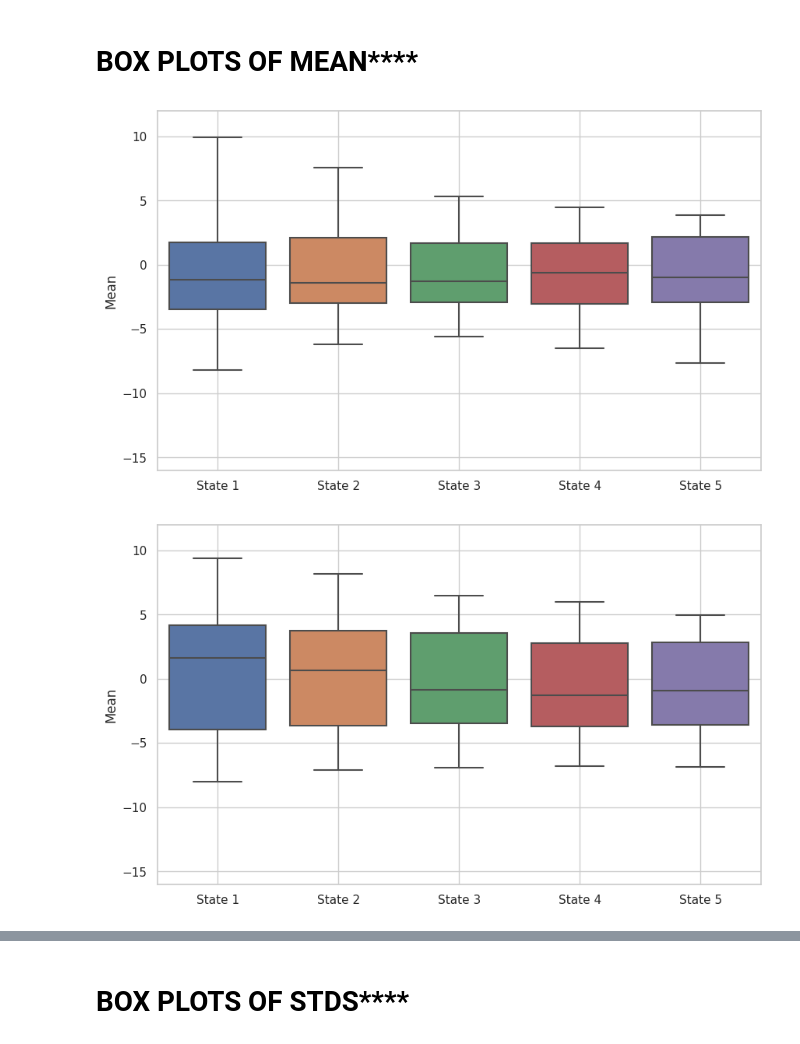
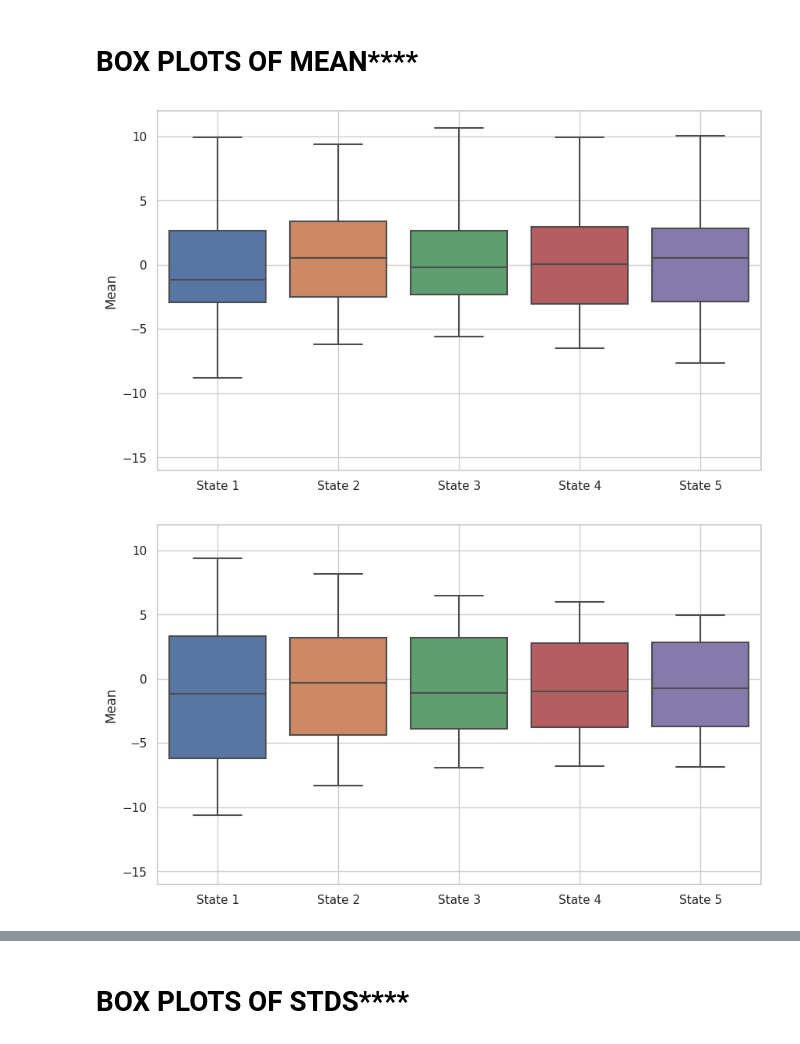
Before and after one commit to elekish/Classification, a Jupyter notebook: classification_kaggle.ipynb, the cells around one changed output, grey strips where cells are left out. Cells and saved outputs as stored; diff of their text form; code cells hidden in the pictures.

Commit message:
Kaggle Notebook | classification | Version 7

```diff
--- a/classification_kaggle.ipynb
+++ b/classification_kaggle.ipynb
@@ -457,7 +457,7 @@ def reshape_data(data, target_shape=(2400, 5)):
     return data
 
 # folder_path = input("Enter the path of the folder containing Excel files: ")
-folder_path = '/kaggle/input/datafilesy/Data'
+folder_path = '/kaggle/input/datanew/data2'
 
 # folder_path = filedialog.askdirectory(title="Select a folder containing Excel files")
 data_dictP = {
@@ -919,14 +919,14 @@ def median_of_means(LH_all_pre_P, RH_all_pre_P):
 
     return means_per_state
 # %%
-x=median_of_means(LH_all_pre_P, RH_all_pre_P)
-(np.array(x)).tofile('p_pre.csv', sep=',')
-x=median_of_means(LH_all_post_P, RH_all_post_P)
-(np.array(x)).tofile('p_post.csv', sep=',')
-x=median_of_means(LH_all_post_NP, RH_all_post_NP)
-(np.array(x)).tofile('np_post.csv', sep=',')
-x=median_of_means(LH_all_pre_NP, RH_all_pre_NP)
-(np.array(x)).tofile('np_pre.csv', sep=',')
+# x=median_of_means(LH_all_pre_P, RH_all_pre_P)
+# (np.array(x)).tofile('p_pre.csv', sep=',')
+# x=median_of_means(LH_all_post_P, RH_all_post_P)
+# (np.array(x)).tofile('p_post.csv', sep=',')
+# x=median_of_means(LH_all_post_NP, RH_all_post_NP)
+# (np.array(x)).tofile('np_post.csv', sep=',')
+# x=median_of_means(LH_all_pre_NP, RH_all_pre_NP)
+# (np.array(x)).tofile('np_pre.csv', sep=',')
 # %% [markdown]
 # CSV OF STDS****
 # %%
@@ -950,14 +950,14 @@ def median_of_stds(LH_all_pre_P, RH_all_pre_P):
 
     return means_per_state
 # %%
-x=median_of_stds(LH_all_pre_P, RH_all_pre_P)
-(np.array(x)).tofile('p_pre_std.csv', sep=',')
-x=median_of_stds(LH_all_post_P, RH_all_post_P)
-(np.array(x)).tofile('p_post_std.csv', sep=',')
-x=median_of_stds(LH_all_post_NP, RH_all_post_NP)
-(np.array(x)).tofile('np_post_std.csv', sep=',')
-x=median_of_stds(LH_all_pre_NP, RH_all_pre_NP)
-(np.array(x)).tofile('np_pre_std.csv', sep=',')
+# x=median_of_stds(LH_all_pre_P, RH_all_pre_P)
+# (np.array(x)).tofile('p_pre_std.csv', sep=',')
+# x=median_of_stds(LH_all_post_P, RH_all_post_P)
+# (np.array(x)).tofile('p_post_std.csv', sep=',')
+# x=median_of_stds(LH_all_post_NP, RH_all_post_NP)
+# (np.array(x)).tofile('np_post_std.csv', sep=',')
+# x=median_of_stds(LH_all_pre_NP, RH_all_pre_NP)
+# (np.array(x)).tofile('np_pre_std.csv', sep=',')
 # %% [markdown]
 # BOX PLOTS OF MEAN****
 # %%
@@ -1018,10 +1018,10 @@ def plot_median_of_mean(LH_all_pre_P, RH_all_pre_P, save_path):
     plt.savefig(save_path, format='jpg', dpi=300)
     plt.show()
 # %%
-plot_median_of_mean(LH_all_pre_P, RH_all_pre_P, 'mean_pre_P.jpg')
-plot_median_of_mean(LH_all_post_P, RH_all_post_P, 'mean_post_P.jpg')
-plot_median_of_mean(LH_all_post_NP, RH_all_post_NP, 'mean_post_NP.jpg')
-plot_median_of_mean(LH_all_pre_NP, RH_all_pre_NP, 'mean_pre_NP.jpg')
+plot_median_of_mean(LH_all_pre_P, RH_all_pre_P, 'mean_pre_P_new.jpg')
+plot_median_of_mean(LH_all_post_P, RH_all_post_P, 'mean_post_P_new.jpg')
+plot_median_of_mean(LH_all_post_NP, RH_all_post_NP, 'mean_post_NP_new.jpg')
+plot_median_of_mean(LH_all_pre_NP, RH_all_pre_NP, 'mean_pre_NP_new.jpg')
 # %% [output]
-[figure, old version]
+[figure, new version]
-[figure, old version]
+[figure, new version]
```
Also changed, not shown: parts of 12 cells of this notebook.
